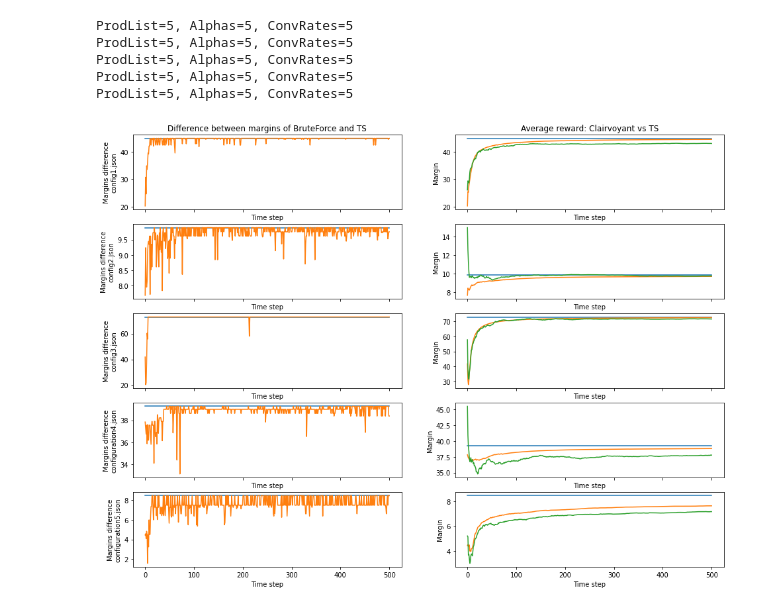
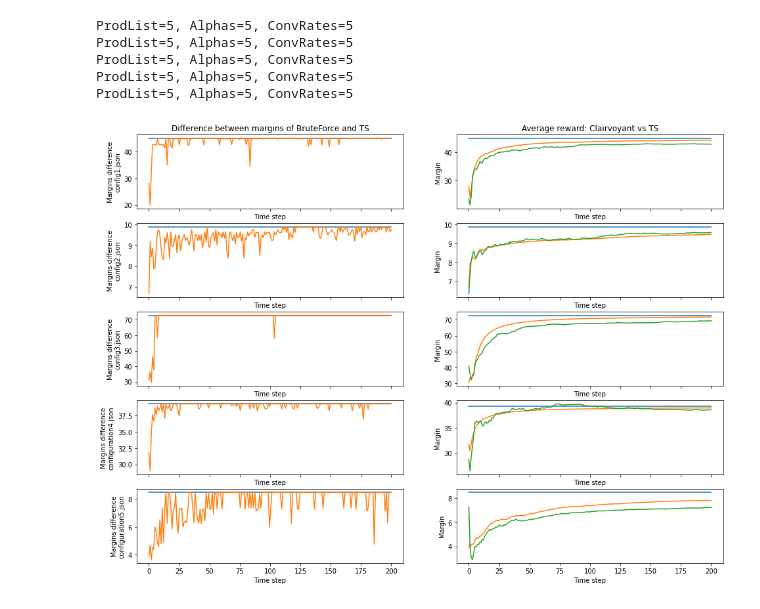
Before and after one commit to alemolteni/team4_projectOLA, a Jupyter notebook: Step3-TS.ipynb, the cells around one changed output. Saved outputs shown, nothing was run; the diff lists cells and outputs as text; code cells hidden in the pictures.

Commit message:
Fixed bug on actual/distro unit mean

```diff
--- a/Step3-TS.ipynb
+++ b/Step3-TS.ipynb
@@ -51,7 +51,7 @@ for i in range(0, len(files)):
     click_probs.append(config["click_prob"])
     lambdas.append(config['lambda_p'])
     alphas.append(config["alphas"])
-    actual_units_means.append(config["units_mean"])
+    actual_units_means.append(config["actual_units_mean"])
     clairvoyant_opt_rew.append(config["optimalMargin"])
     units_means.append(config["units_mean"])
 # %% [output]
@@ -64,7 +64,7 @@ ProdList=5, Alphas=5, ConvRates=5
 tot_ts_learner_margins = []
 tot_optimal_margins = []
 tsLearners = []
-n_experiments = 500
+n_experiments = 200
 fig, axes = plt.subplots(ncols=2, nrows=len(envs), sharex=True, figsize=(16,12))
 
 for i in range(0, len(envs)):
@@ -98,31 +98,31 @@ for i in range(0, len(envs)):
         ts_learner_env_margins = np.append(ts_learner_env_margins, env_margin)
 
     optimal = np.full((n_experiments), clairvoyant_opt_rew[i])
 
     # =========== PLOTTING PART ================
     config_name = files[i][files[i].rfind('/')-len(files[i])+1:]
 
     x = np.linspace(0, n_experiments, n_experiments)
     axes[i,0].plot(x, optimal)
     axes[i,0].plot(x, ts_learner_graph_margins)
     # axes[i,0].plot(x, ts_learner_env_margins)
     axes[i,0].set_xlabel("Time step")
     axes[i,0].set_ylabel("Margins difference\n{}".format(config_name))
     axes[0,0].set_title("Difference between margins of BruteForce and TS")
 
     axes[i,1].plot(x,optimal)
     cum_rews = np.cumsum(ts_learner_graph_margins)
     avg_cum_rews = np.divide(cum_rews, np.arange(1,n_experiments+1))
     axes[i,1].plot(x, avg_cum_rews)
     cum_rews = np.cumsum(ts_learner_env_margins)
     avg_cum_rews = np.divide(cum_rews, np.arange(1,n_experiments+1))
     axes[i,1].plot(x, avg_cum_rews)
     axes[i,1].set_xlabel("Time step")
     axes[i,1].set_ylabel("Margin")
     axes[0,1].set_title("Average reward: Clairvoyant vs TS")
     print("Optimal arm found:\n\t", tsLearners[i].pull_arm(), "\nOptimal theoretical arm:\n\t", optimal_arms[i])
 
 clear_output(wait=True)
 plt.show()
 # %% [output]
-[figure, old version]
+[figure, new version]
```
